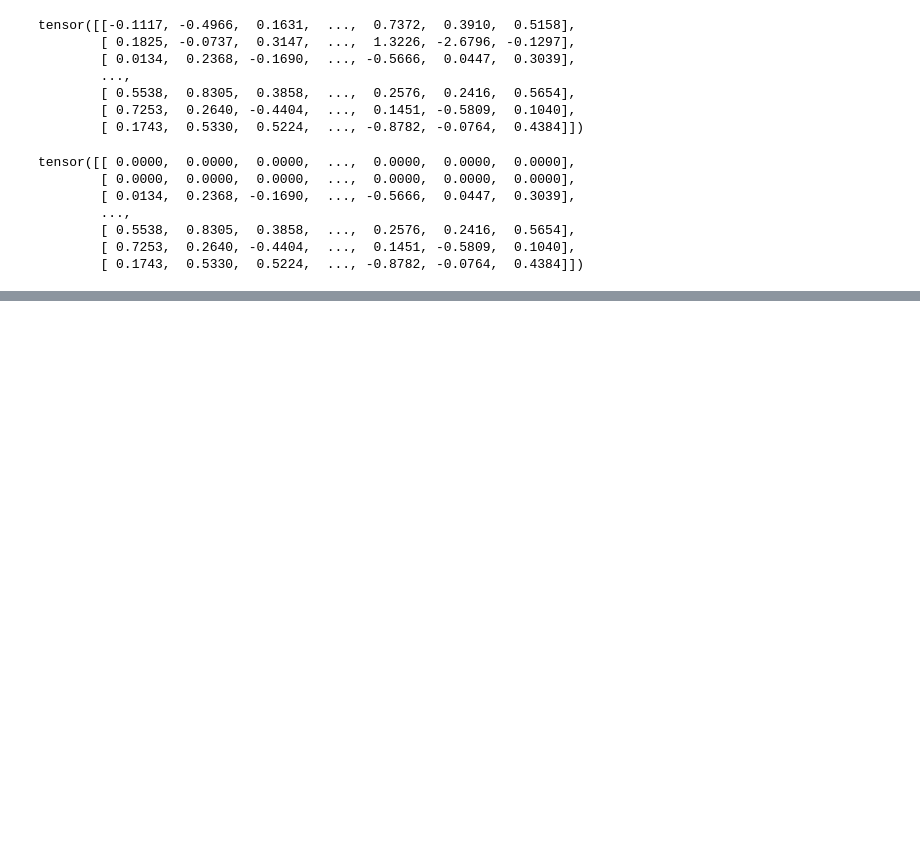
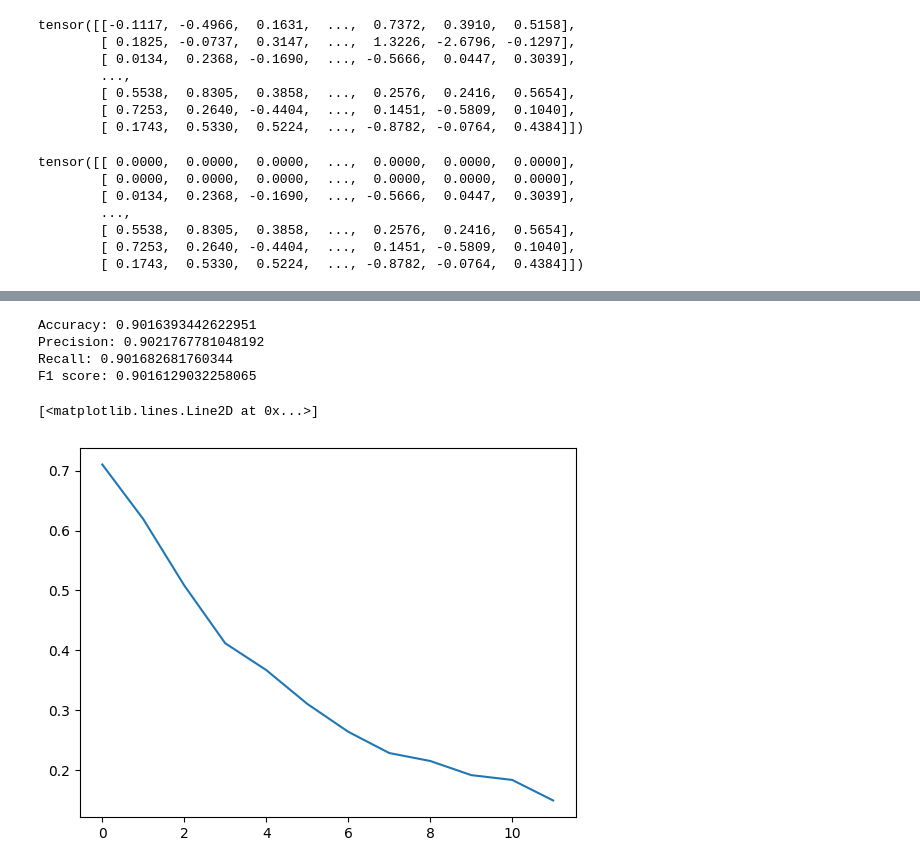
Before and after one commit to ganeshred/NLPAuthorshipAttributionNLM, a Jupyter notebook: Attention_bi_LSTM_task2.ipynb, the cells around one changed output, grey strips where cells are left out. Drawn from its saved outputs; the diff is of its cells as text; code cells hidden in the pictures; blank space fills up the shorter version.

```diff
--- a/Attention_bi_LSTM_task2.ipynb
+++ b/Attention_bi_LSTM_task2.ipynb
@@ -337,7 +343,7 @@ def train(model, iterator, optimizer, criterion):
 
         loss = criterion(predictions.to(device), target.to(device))
 
-        acc = binary_accuracy(predictions, batch.label)
+        acc = multiclass_accuracy(predictions, batch.label)
 
         loss.backward()
 
@@ -367,7 +373,7 @@ def evaluate(model, iterator, criterion):
 
             loss = criterion(predictions.to(device), target.to(device))
 
-            acc = binary_accuracy(predictions, batch.label)
+            acc = multiclass_accuracy(predictions, batch.label)
 
             epoch_loss += loss.item()
             epoch_acc += acc.item()
@@ -383,6 +389,11 @@ def epoch_time(start_time, end_time):
     elapsed_mins = int(elapsed_time / 60)
     elapsed_secs = int(elapsed_time - (elapsed_mins * 60))
     return elapsed_mins, elapsed_secs
+# %%
+train_losses_list = []
+valid_losses_list = []
+train_accs=[]
+valid_accs=[]
 # %%
 N_EPOCHS = 12
 path = F"/content/gdrive/My Drive/attentionbilstm_model_task2.pt"
@@ -403,6 +414,11 @@ for epoch in range(N_EPOCHS):
         best_valid_loss = valid_loss
         torch.save(model.state_dict(), path)
 
+    train_losses_list.append(train_loss)
+    valid_losses_list.append(valid_loss)
+    train_accs.append(train_acc*100)
+    valid_accs.append(valid_acc*100)
+
     print(f'Epoch: {epoch+1:02} | Epoch Time: {epoch_mins}m {epoch_secs}s')
     print(f'\tTrain Loss: {train_loss:.3f} | Train Acc: {train_acc*100:.2f}%')
     print(f'\t Val. Loss: {valid_loss:.3f} |  Val. Acc: {valid_acc*100:.2f}%')
@@ -432,0 +449,41 @@ Test Loss: 0.316 | Test Acc: 86.44%
+# %%
+import torch
+from sklearn.metrics import accuracy_score, precision_score, recall_score, f1_score
+
+y_true = []
+y_pred = []
+
+model.load_state_dict(torch.load(path))
+model=model.to(device)
+
+for batch in test_iter:
+    text, labels = batch
+    text,text_length=text
+    text_length = text_length.to('cpu')
+    predictions = model(text,text_length).squeeze(1)
+    y_true.extend(labels.tolist())
+    y_pred.extend(predictions.argmax(dim=1).tolist())  # convert to list of labels
+
+# calculate the evaluation metrics using sklearn's functions
+accuracy = accuracy_score(y_true, y_pred)
+precision = precision_score(y_true, y_pred, average='macro')
+recall = recall_score(y_true, y_pred, average='macro')
+f1 = f1_score(y_true, y_pred, average='macro')
+
+# print the evaluation metrics
+print("Accuracy:", accuracy)
+print("Precision:", precision)
+print("Recall:", recall)
+print("F1 score:", f1)
+# %% [output]
+Accuracy: 0.9016393442622951
+Precision: 0.9021767781048192
+Recall: 0.901682681760344
+F1 score: 0.9016129032258065
+# %%
+import matplotlib.pyplot as plt
+
+plt.plot(train_losses_list)
+# %% [output]
+[<matplotlib.lines.Line2D at 0x...>]
+[figure, added]
```
Also changed, not shown: parts of 23 cells of this notebook.
